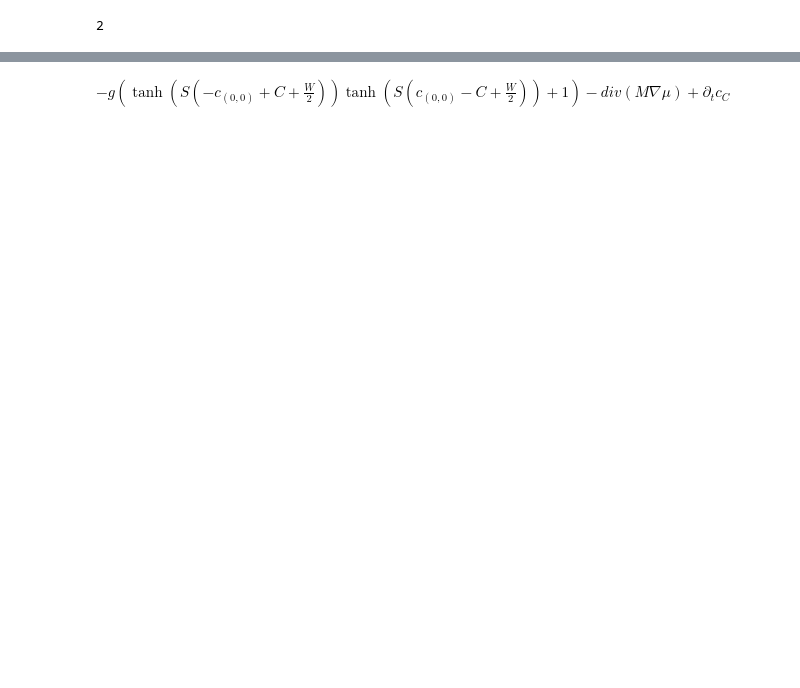
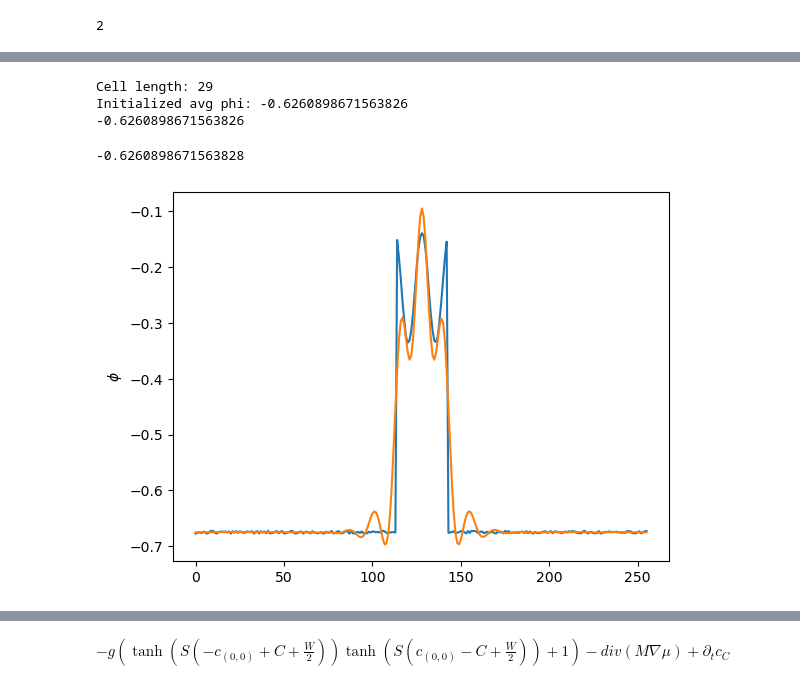
Before and after one commit to Twomac/pattern-formation-and-cellular-growth, a Jupyter notebook: Pystencils 1D Smectic Layering - 2D Special Case.ipynb, the cells around one changed output, grey strips where cells are left out. Cells and saved outputs as stored; diff of their text form; code cells hidden in the pictures; blank space fills up the shorter version.

```diff
--- a/Pystencils 1D Smectic Layering - 2D Special Case.ipynb
+++ b/Pystencils 1D Smectic Layering - 2D Special Case.ipynb
@@ -169,24 +158,0 @@ def init_mixed(phi_uni=-0.675, phi_per=-0.243, frac_per=0.5, noise=0.01):
-# %%
-def init_mixed_preperiod(phi_uni=-0.675, phi_per=-0.243, frac_per=0.5, noise=0.01):
-    #the values here are set default for epsilon = 0.9
-    for b in dh.iterate(ghost_layers=2):  # iterate() contains each domain! so an entire lattice block is each term of iterate
-        b['c'].fill(0)
-        mixed = np.zeros(b['c'].shape)
-        domain_length = mixed.shape[0]
-        mixed_line = np.full(domain_length, phi_uni)
-        cell_length = int((domain_length)*frac_per)
-        cell_line = np.linspace(-(cell_length/2)*one_sixteenth_period,cell_length/2*one_sixteenth_period,cell_length)
-        sinusoid = 1/10*np.cos(2*np.pi/natural_period*cell_line)
-        cell_line = sinusoid + phi_per - np.mean(sinusoid)
-        for i in range(cell_length):
-            mixed_line[i+int((domain_length - cell_length)/2)] = cell_line[i]
-        for i in range(mixed.shape[1]):
-            mixed[:,i] = mixed_line
-        mixed = np.add(mixed, noise*(np.random.rand(*b['c'].shape)-1/2), out=mixed)
-        print(np.mean(mixed[2:-2,2]))
-        true_frac_per = frac_per*domain_length/(domain_length-4)
-        true_frac_uni = ((1-frac_per)*domain_length-4)/(domain_length-4)
-        print('True fraction periodic:', true_frac_per)
-        print('True fraction uniform:', true_frac_uni)
-        print('Expected avg phi without noise:', (phi_per*true_frac_per+phi_uni*true_frac_uni))
-        np.add(b['c'], mixed, out=b['c'])
@@ -279,0 +216,21 @@ anim.save(r'C:\Users\taylo\UU Thesis - Smectodynamics of Dividing Cells\Pystenci
+# %%
+#here we can play with a run quickly to see if the dynamics look alright without preparing it for animation
+
+#init()
+avg_phi = -0.625
+init_mixed_preperiod(avg_phi = avg_phi, amp=1/10)
+c_arr = dh.cpu_arrays['c'][2:-2,2]
+plt.plot(c_arr)
+print(np.mean(c_arr))
+timeloop(steps=100000)
+#print(c_arr[:,2])
+#plt.hlines(c_arr[0], 0, 256)
+plt.plot(c_arr)
+plt.ylabel(r'$\phi$')
+np.mean(c_arr)
+# %% [output]
+Cell length: 29
+Initialized avg phi: -0.6260898671563826
+-0.6260898671563826
+-0.6260898671563828
+[figure, new version]
```
Also changed, not shown: parts of 25 cells of this notebook, 4 other files.
